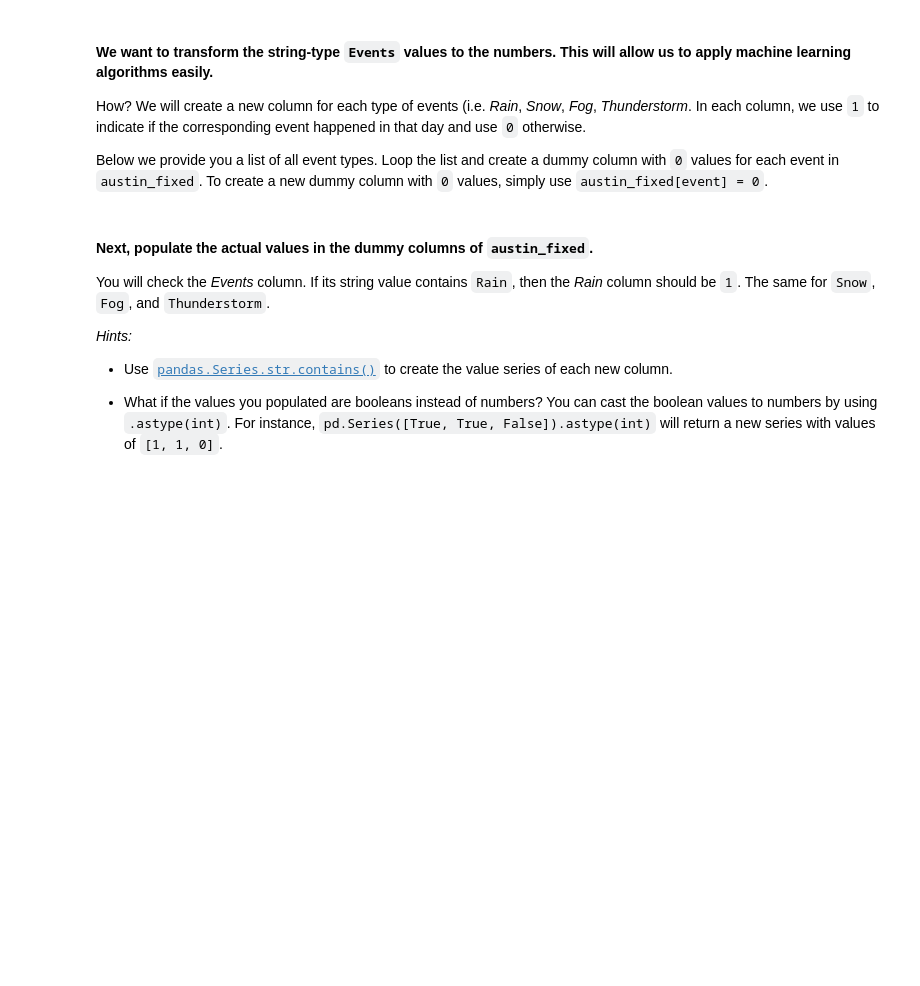
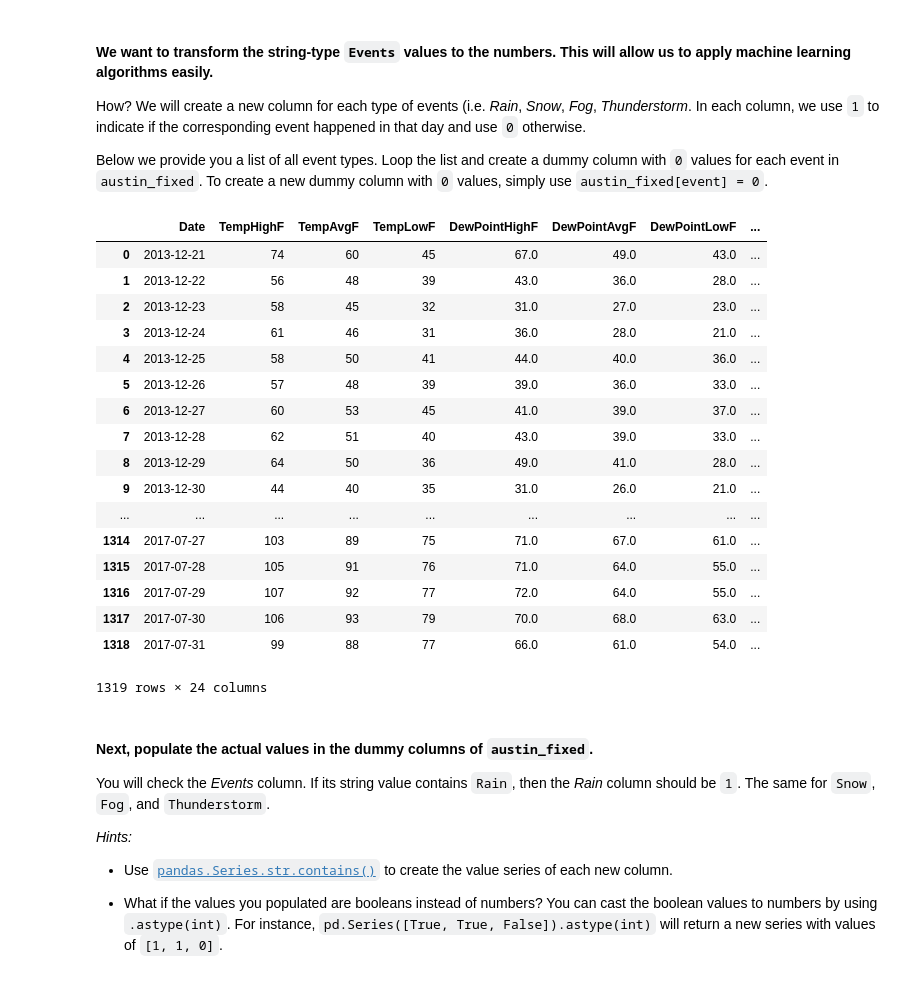
Before and after one commit to pipen319/datamad0419, a Jupyter notebook: module-3/lab-intro-to-ml/your-code/main.ipynb, the cells around one changed output. Saved outputs shown, nothing was run; the diff lists cells and outputs as text; code cells hidden in the pictures; blank space fills up the shorter version.

```diff
--- a/module-3/lab-intro-to-ml/your-code/main.ipynb
+++ b/module-3/lab-intro-to-ml/your-code/main.ipynb
@@ -265,6 +263,7 @@ If you would like to read more about linear interpolation, you can do so [here](
 In the following cell, use the `.interpolate()` function on the entire dataframe. This time pass the `inplace=False` argument to the function and assign the interpolated dataframe to a new variable called `austin_fixed` so that we can compare with `austin`.
 # %%
 # Your code here
+austin_fixed = austin.interpolate(inplace=False)
 # %% [markdown]
 #### Check to make sure `austin_fixed` contains no missing data. Also check `austin` - it still contains missing data.
 # %%
@@ -292,12 +345,32 @@ Below we provide you a list of all event types. Loop the list and create a dummy
 # %%
 event_list = ['Snow', 'Fog', 'Rain', 'Thunderstorm']
 
 # Your code here
-
+for e in event_list:
+    austin_fixed[e] = pd.get_dummies(austin_fixed["Events"].str.contains(e, regex=True), drop_first=True)
 
 # Print your new dataframe to check whether new columns have been created:
 
 austin_fixed
+# %% [output]
+|  | Date | TempHighF | TempAvgF | TempLowF | DewPointHighF | DewPointAvgF | DewPointLowF | ... |
+| 0 | 2013-12-21 | 74 | 60 | 45 | 67.0 | 49.0 | 43.0 | ... |
+| 1 | 2013-12-22 | 56 | 48 | 39 | 43.0 | 36.0 | 28.0 | ... |
+| 2 | 2013-12-23 | 58 | 45 | 32 | 31.0 | 27.0 | 23.0 | ... |
+| 3 | 2013-12-24 | 61 | 46 | 31 | 36.0 | 28.0 | 21.0 | ... |
+| 4 | 2013-12-25 | 58 | 50 | 41 | 44.0 | 40.0 | 36.0 | ... |
+| 5 | 2013-12-26 | 57 | 48 | 39 | 39.0 | 36.0 | 33.0 | ... |
+| 6 | 2013-12-27 | 60 | 53 | 45 | 41.0 | 39.0 | 37.0 | ... |
+| 7 | 2013-12-28 | 62 | 51 | 40 | 43.0 | 39.0 | 33.0 | ... |
+| 8 | 2013-12-29 | 64 | 50 | 36 | 49.0 | 41.0 | 28.0 | ... |
+| 9 | 2013-12-30 | 44 | 40 | 35 | 31.0 | 26.0 | 21.0 | ... |
+| ... | ... | ... | ... | ... | ... | ... | ... | ... |
+| 1314 | 2017-07-27 | 103 | 89 | 75 | 71.0 | 67.0 | 61.0 | ... |
+| 1315 | 2017-07-28 | 105 | 91 | 76 | 71.0 | 64.0 | 55.0 | ... |
+| 1316 | 2017-07-29 | 107 | 92 | 77 | 72.0 | 64.0 | 55.0 | ... |
+| 1317 | 2017-07-30 | 106 | 93 | 79 | 70.0 | 68.0 | 63.0 | ... |
+| 1318 | 2017-07-31 | 99 | 88 | 77 | 66.0 | 61.0 | 54.0 | ... |
+1319 rows × 24 columns
 # %% [markdown]
 #### Next, populate the actual values in the dummy columns of  `austin_fixed`.
 
```
Also changed, not shown: parts of 17 cells of this notebook.
